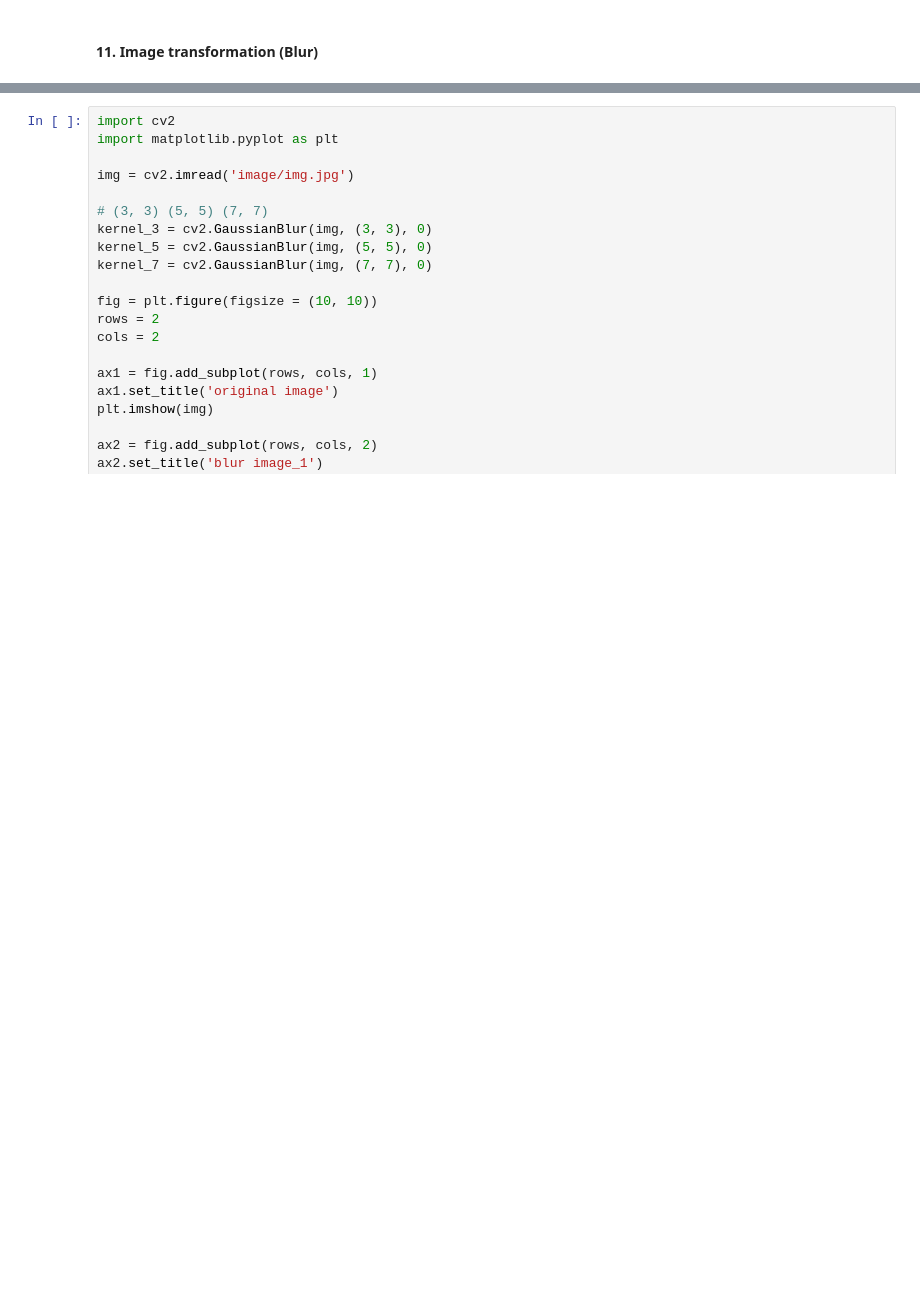
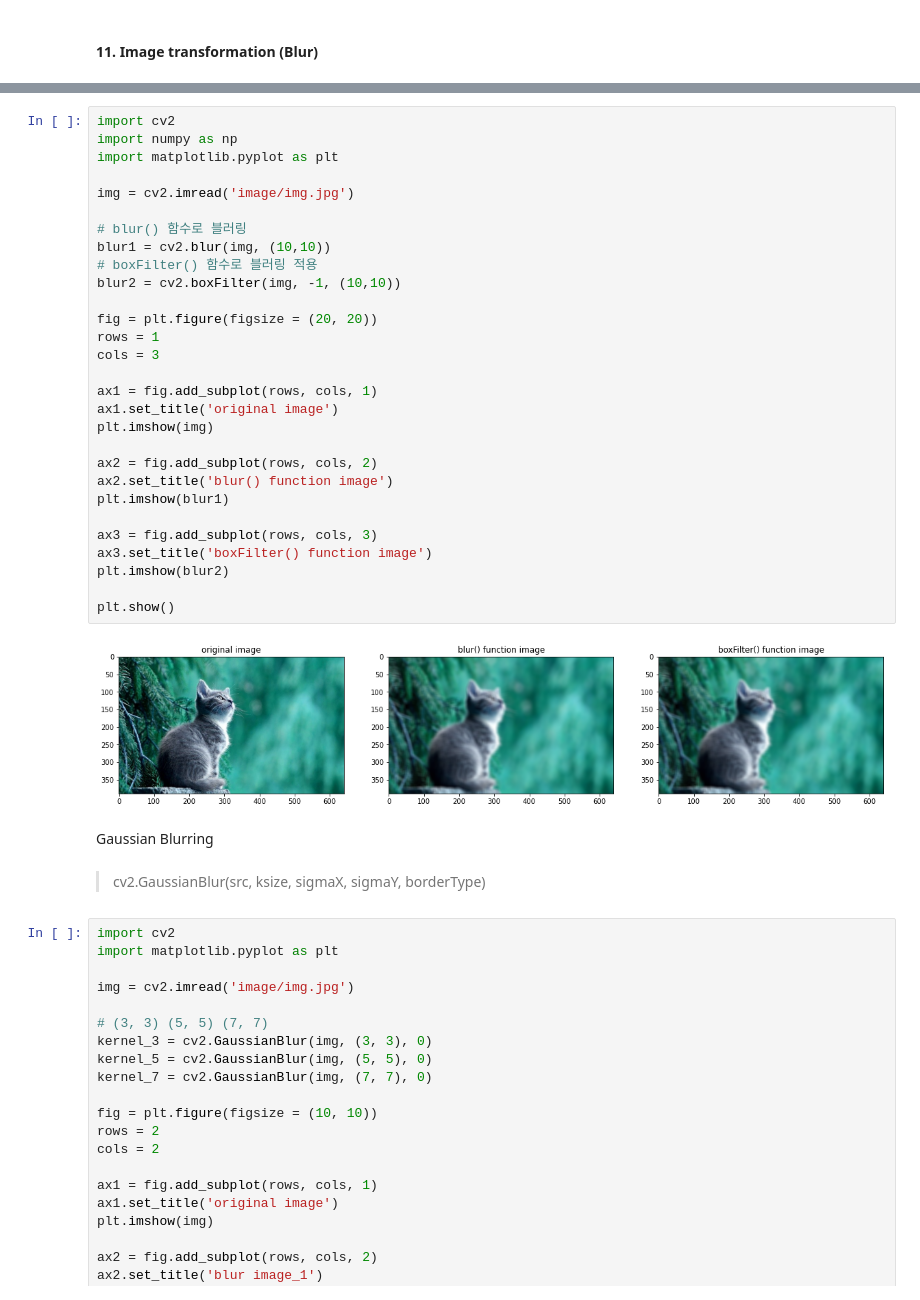
Before and after one commit to jcrescit/face_recognition, a Jupyter notebook: OPENCV/learning/11.image_transformation(Blur).ipynb, the cells around one changed output, grey strips where cells are left out. Cells and saved outputs as stored; diff of their text form; blank space fills up the shorter version.

```diff
--- a/OPENCV/learning/11.image_transformation(Blur).ipynb
+++ b/OPENCV/learning/11.image_transformation(Blur).ipynb
@@ -7,3 +58,38 @@
+# %%
+import cv2
+import numpy as np
+import matplotlib.pyplot as plt
+
+img = cv2.imread('image/img.jpg')
+
+# blur() 함수로 블러링
+blur1 = cv2.blur(img, (10,10))
+# boxFilter() 함수로 블러링 적용
+blur2 = cv2.boxFilter(img, -1, (10,10))
+
+fig = plt.figure(figsize = (20, 20))
+rows = 1
+cols = 3
+
+ax1 = fig.add_subplot(rows, cols, 1)
+ax1.set_title('original image')
+plt.imshow(img)
+
+ax2 = fig.add_subplot(rows, cols, 2)
+ax2.set_title('blur() function image')
+plt.imshow(blur1)
+
+ax3 = fig.add_subplot(rows, cols, 3)
+ax3.set_title('boxFilter() function image')
+plt.imshow(blur2)
+
+plt.show()
+# %% [output]
+[figure, added]
+# %% [markdown]
+Gaussian Blurring
+# %% [markdown]
+> cv2.GaussianBlur(src, ksize, sigmaX, sigmaY, borderType)
 # %%
 import cv2
 import matplotlib.pyplot as plt
```
Also changed, not shown: parts of 6 cells of this notebook.
